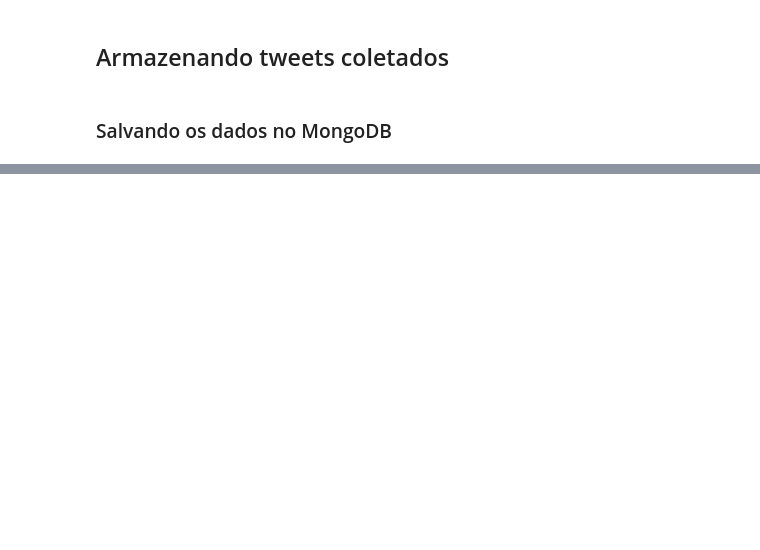
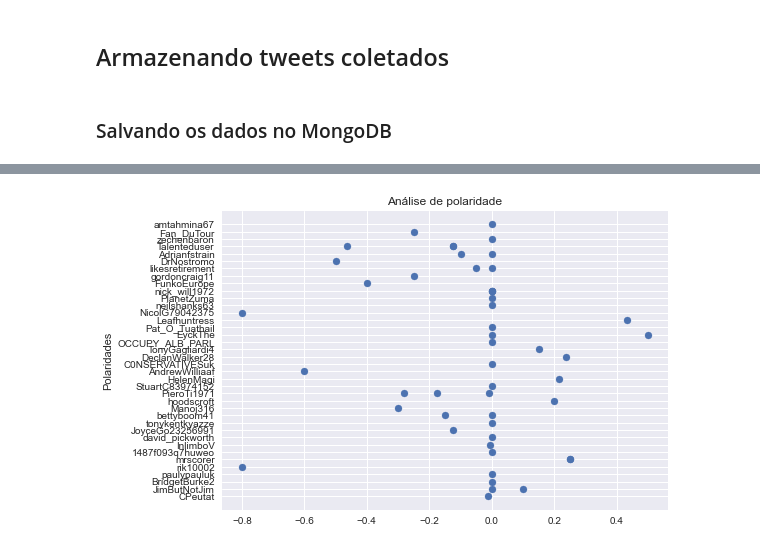
Before and after one commit to JuliaTeresaSantos/Data-Challenge---Banco-Carrefour, a Jupyter notebook: coletor_tweets_keyword.ipynb, the cells around one changed output, grey strips where cells are left out. Drawn from its saved outputs; the diff is of its cells as text; code cells hidden in the pictures; blank space fills up the shorter version.

```diff
--- a/coletor_tweets_keyword.ipynb
+++ b/coletor_tweets_keyword.ipynb
@@ -108,0 +178,8 @@ print(i)
+# %%
+plt.style.use('seaborn')
+plt.scatter(p,n)
+plt.title('Análise de polaridade')
+plt.ylabel('Polaridades')
+plt.show()
+# %% [output]
+[figure, added]
```
Also changed, not shown: parts of 35 cells of this notebook.
